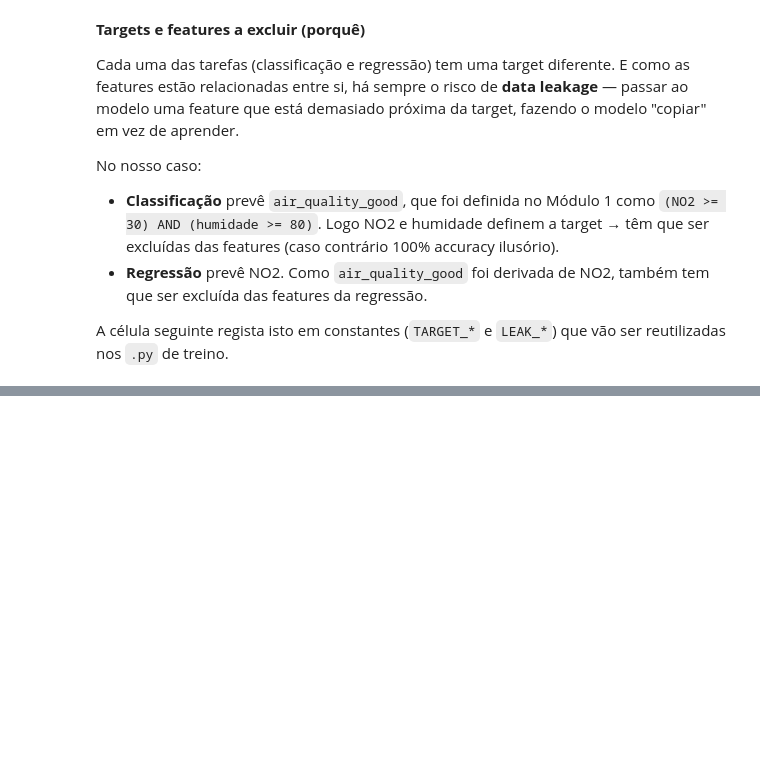
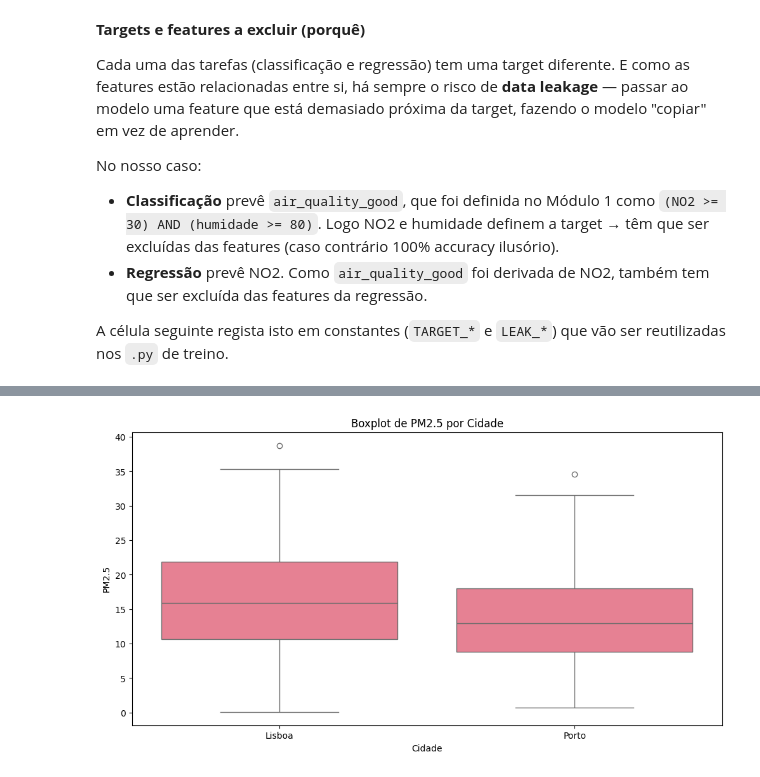
Before and after one commit to FederEx18/IIA_Project, a Jupyter notebook: Module_2/eda.ipynb, the cells around one changed output, grey strips where cells are left out. Cells and saved outputs as stored; diff of their text form; code cells hidden in the pictures; blank space fills up the shorter version.

```diff
--- a/Module_2/eda.ipynb
+++ b/Module_2/eda.ipynb
@@ -82,0 +131,10 @@ df.head()
+# %%
+#boxplot por cidade
+plt.figure(figsize=(12, 6))
+sns.boxplot(x='city', y='PM2.5', data=df)
+plt.title('Boxplot de PM2.5 por Cidade')
+plt.xlabel('Cidade')
+plt.ylabel('PM2.5')
+plt.show()
+# %% [output]
+[figure, added]
```
Also changed, not shown: parts of 22 cells of this notebook, 14 other files.
